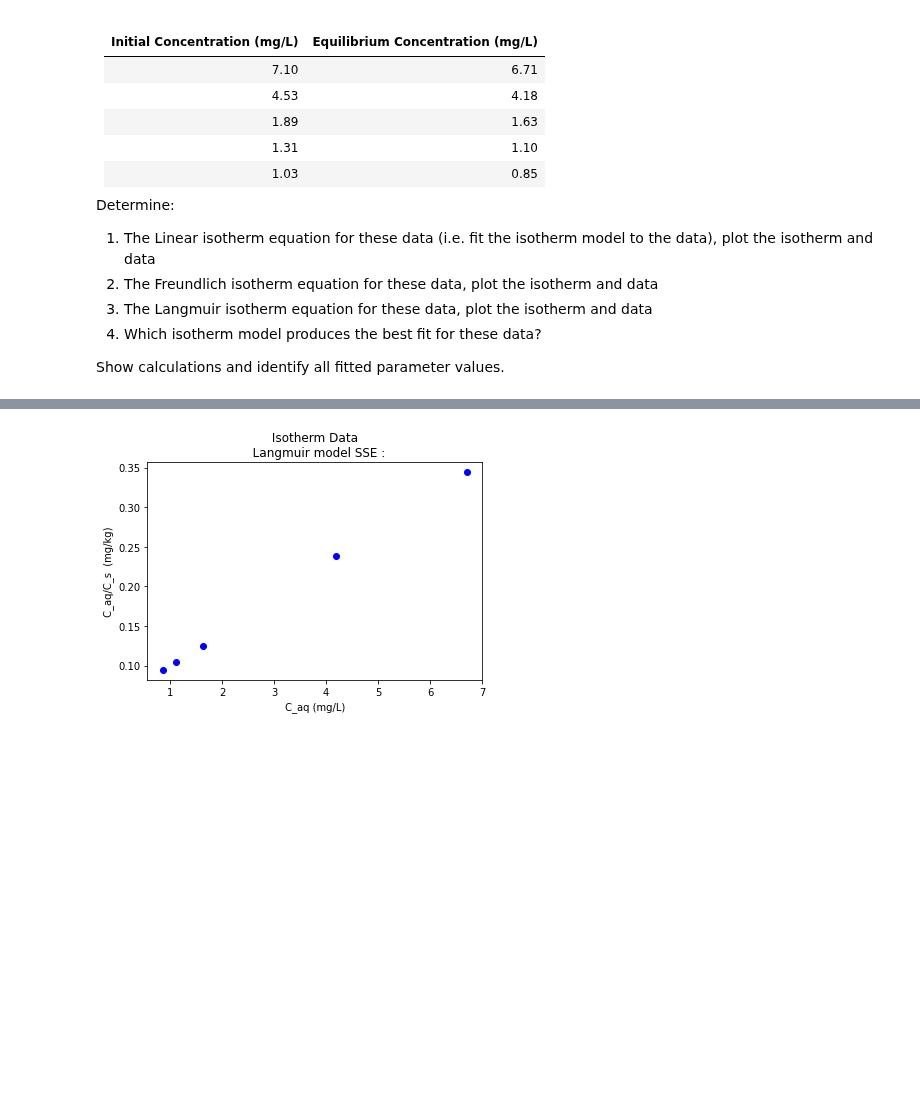
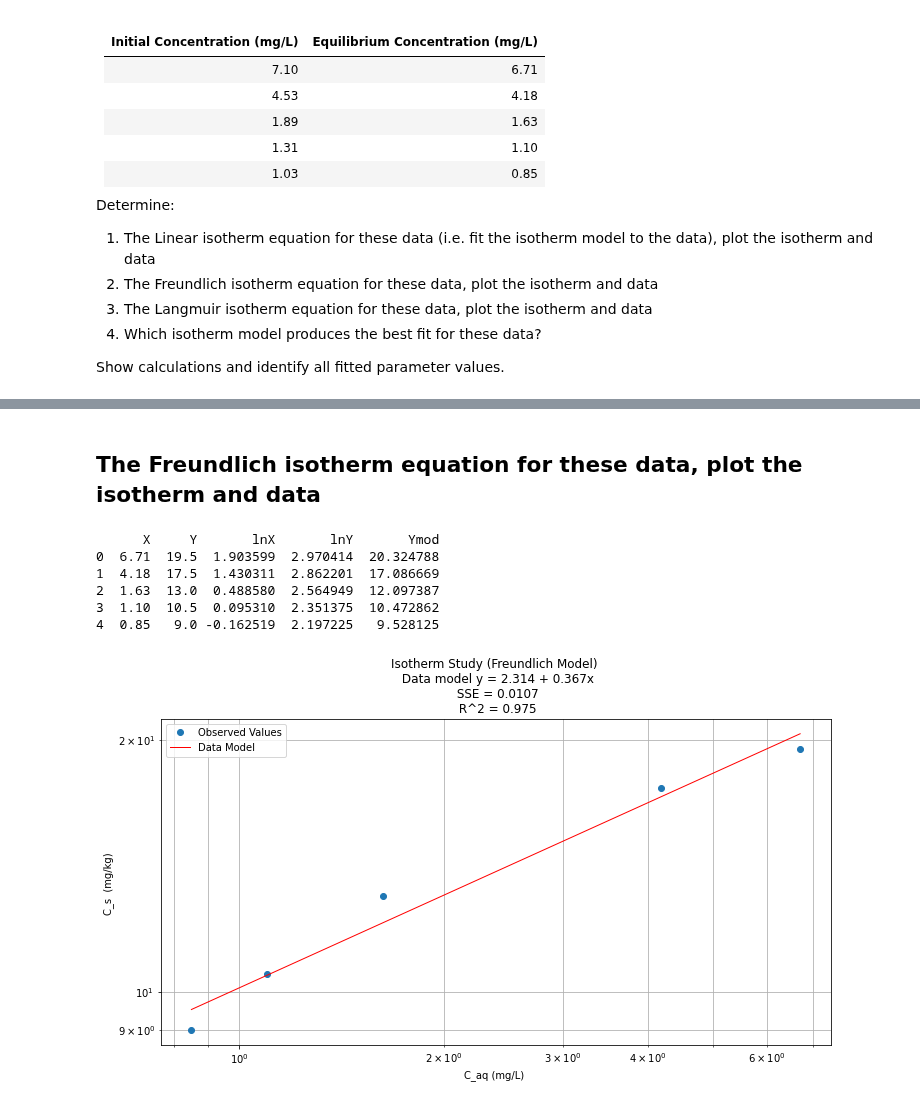
Before and after one commit to dustykat/ce-5364-webroot, a Jupyter notebook: 2-Exercises/ES3/src/ES3-WS.ipynb, the cells around one changed output, grey strips where cells are left out. Saved outputs shown, nothing was run; the diff lists cells and outputs as text; code cells hidden in the pictures; blank space fills up the shorter version.

```diff
--- a/2-Exercises/ES3/src/ES3-WS.ipynb
+++ b/2-Exercises/ES3/src/ES3-WS.ipynb
@@ -778,14 +766,47 @@ plt.close('all') # needed when plt.show call not invoked, optional here
-# %%
-from matplotlib import pyplot as plt
-plt.plot(cEq,cSoS, color='blue', linestyle = "none", marker = 'o')  # make the plot object
-plt.title(" Isotherm Data \n  " + " Langmuir model SSE : " )  # caption the plot object
-plt.xlabel(" C_aq (mg/L) ") # label x-axis
-plt.ylabel(" C_aq/C_s  (mg/kg) ") # label y-axis
-#plt.xscale('log')
-#plt.yscale('log')
-
-plt.show() # plot to stdio -- has to be last call as it kills prior objects
-plt.close('all') # needed when plt.show call not invoked, optional here
-#sys.exit() # used to elegant exit for CGI-BIN use
-# %% [output]
-[figure, removed]
+# %% [markdown]
+## The Freundlich isotherm equation for these data, plot the isotherm and data
+# %%
+data = pd.DataFrame({'X':cEq, 'Y':cS}) # we use X,Y as column names for simplicity
+import math
+data['lnX']=data['X'].apply(math.log)
+data['lnY']=data['Y'].apply(math.log)
+#data.head()
+# %%
+# Initialise and fit linear regression model using `statsmodels`
+model = smf.ols('lnY ~ lnX', data=data) # model object constructor syntax
+model = model.fit()
+
+# Predict values
+y_pred = model.predict()
+
+beta0 = model.params[0] # the fitted intercept
+beta1 = model.params[1]
+sse = model.ssr
+rsq = model.rsquared
+
+data['Ymod']=math.exp(beta0)*(data['X']**beta1)
+print(data.head())
+
+titleline = "Isotherm Study (Freundlich Model) \n Data model y = " + str(round(beta0,3)) + " + " + str(round(beta1,3)) + "x" # put the model into the title
+titleline = titleline + '\n SSE = ' + str(round(sse,4)) + '\n R^2 = ' + str(round(rsq,3))
+
+# Plot regression against actual data
+plt.figure(figsize=(12, 6))
+plt.plot(data['X'], data['Y'], 'o')           # scatter plot showing actual data
+plt.plot(data['X'],data['Ymod'], 'r', linewidth=1)   # regression line
+plt.xlabel("C_aq (mg/L) ") # label x-axis
+plt.ylabel("C_s  (mg/kg) ") # label y-axis
+plt.yscale('log') # set y-axis to display a logarithmic scale #################
+plt.xscale('log') # set x-axis to display a logarithmic scale #################
+plt.legend(['Observed Values','Data Model'])
+plt.title(titleline)
+plt.grid(which="both")
+plt.show() # plot to stdio -- has to be last call as it kills prior objects
+# %% [output]
+      X     Y       lnX       lnY       Ymod
+0  6.71  19.5  1.903599  2.970414  20.324788
+1  4.18  17.5  1.430311  2.862201  17.086669
+2  1.63  13.0  0.488580  2.564949  12.097387
+3  1.10  10.5  0.095310  2.351375  10.472862
+4  0.85   9.0 -0.162519  2.197225   9.528125
+[figure, added]
```
Also changed, not shown: parts of 10 cells of this notebook, 1 other file.
